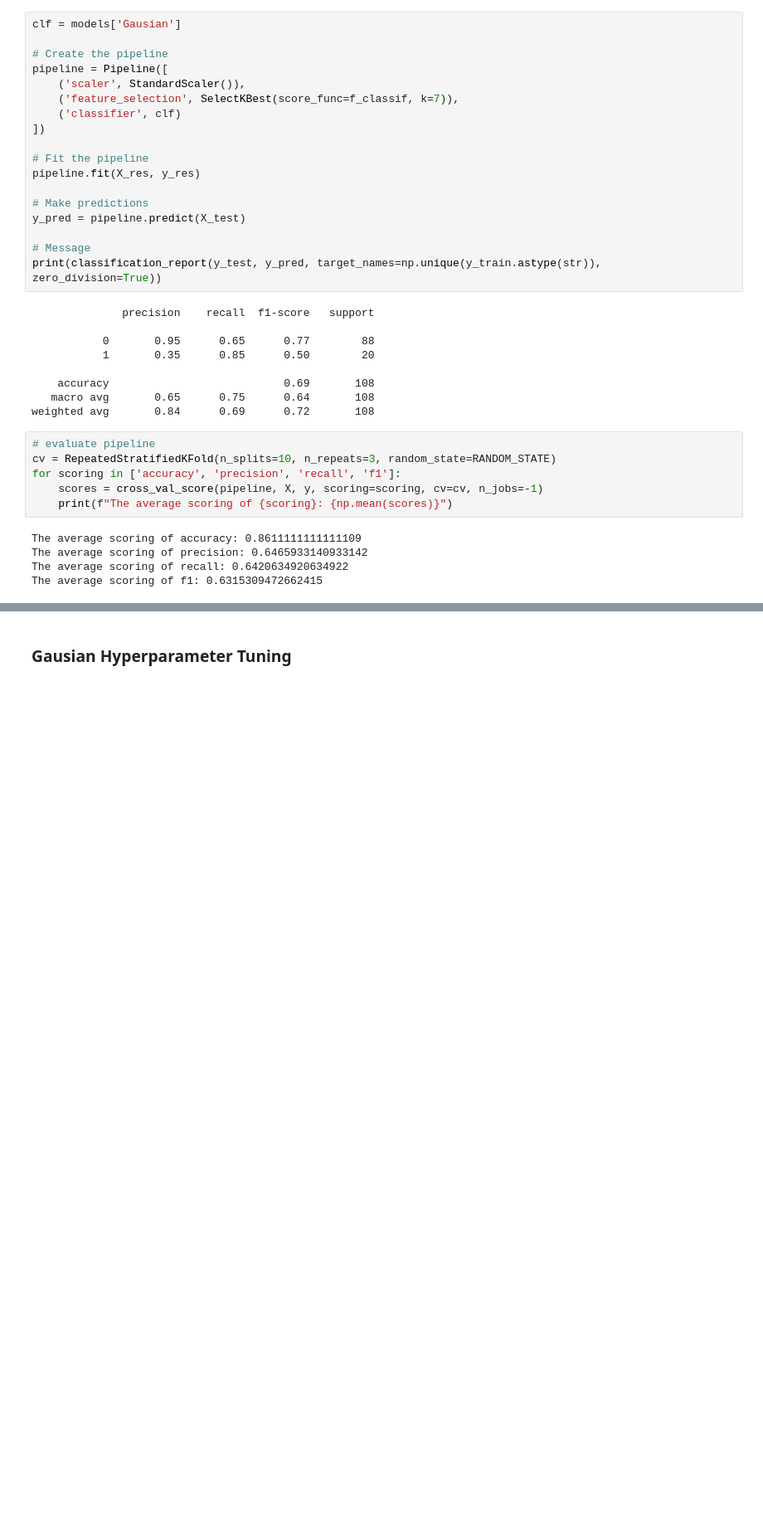
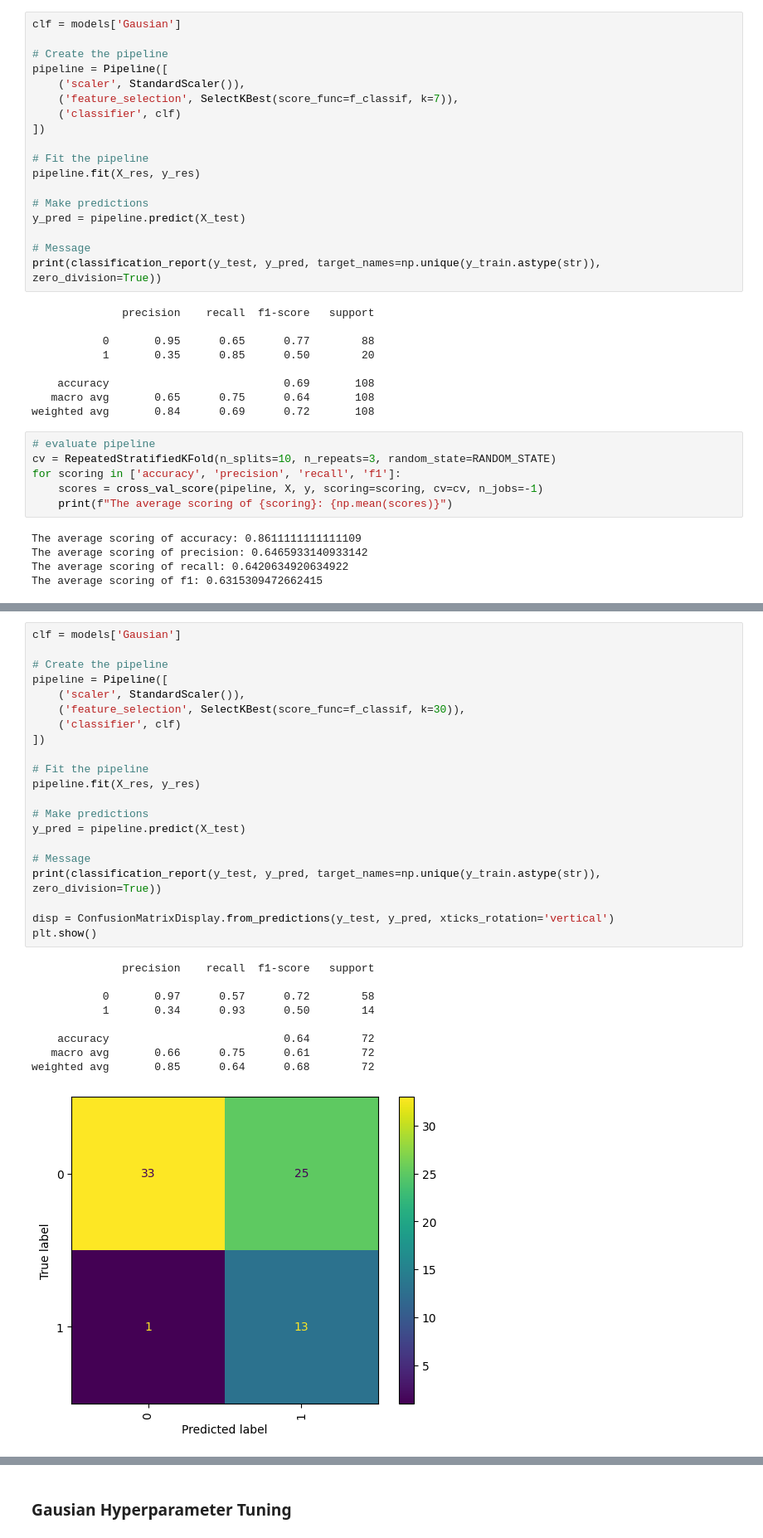
Before and after one commit to isaacebi/Aquaculture-Intelligence, a Jupyter notebook: notebooks/01-CO2-data-exploration.ipynb, the cells around one changed output, grey strips where cells are left out. Shown at 83% size. Cells and saved outputs as stored; diff of their text form; blank space fills up the shorter version.

```diff
--- a/notebooks/01-CO2-data-exploration.ipynb
+++ b/notebooks/01-CO2-data-exploration.ipynb
@@ -970,0 +1108,31 @@ Based on the results of Repeated Stratified K-Fold cross validator, Random Overs
+# %%
+clf = models['Gausian']
+
+# Create the pipeline
+pipeline = Pipeline([
+    ('scaler', StandardScaler()),
+    ('feature_selection', SelectKBest(score_func=f_classif, k=30)),
+    ('classifier', clf)
+])
+
+# Fit the pipeline
+pipeline.fit(X_res, y_res)
+
+# Make predictions
+y_pred = pipeline.predict(X_test)
+
+# Message
+print(classification_report(y_test, y_pred, target_names=np.unique(y_train.astype(str)), zero_division=True))
+
+disp = ConfusionMatrixDisplay.from_predictions(y_test, y_pred, xticks_rotation='vertical')
+plt.show()
+# %% [output]
+              precision    recall  f1-score   support
+
+           0       0.97      0.57      0.72        58
+           1       0.34      0.93      0.50        14
+
+    accuracy                           0.64        72
+   macro avg       0.66      0.75      0.61        72
+weighted avg       0.85      0.64      0.68        72
+[figure, added]
```
Also changed, not shown: parts of 26 cells of this notebook.
